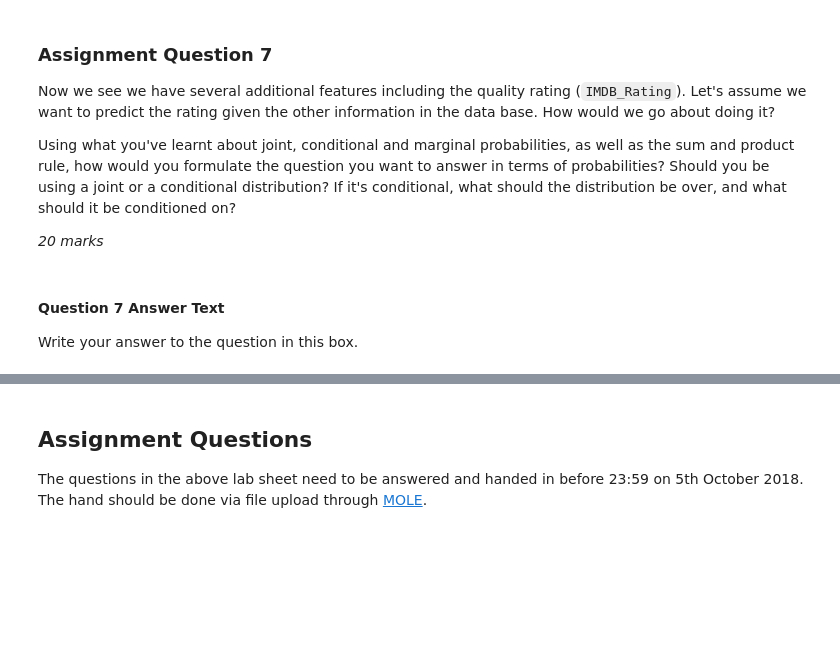
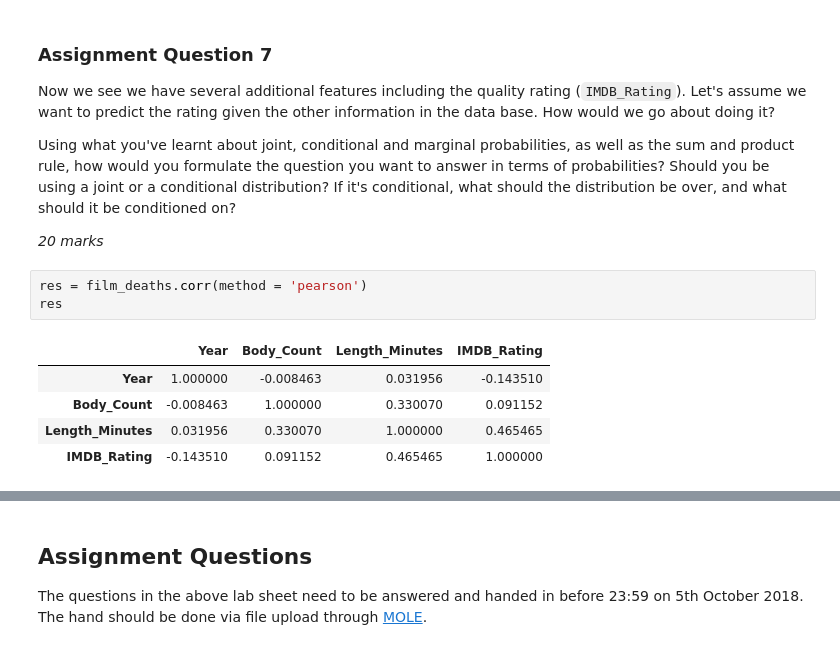
Before and after one commit to TUOS-COM-4509-6509-2018-19/assignment-1-chloe91, a Jupyter notebook: lab_session_week1.ipynb, the cells around one changed output, grey strips where cells are left out. Drawn from its saved outputs; the diff is of its cells as text; blank space fills up the shorter version.

```diff
--- a/lab_session_week1.ipynb
+++ b/lab_session_week1.ipynb
@@ -385,7 +657,12 @@ Now we see we have several additional features including the quality rating (`IM
 Using what you've learnt about joint, conditional and marginal probabilities, as well as the sum and product rule, how would you formulate the question you want to answer in terms of probabilities? Should you be using a joint or a conditional distribution? If it's conditional, what should the distribution be over, and what should it be conditioned on?
 
 *20 marks*
-# %% [markdown]
-#### Question 7 Answer Text
-
-Write your answer to the question in this box.
+# %%
+res = film_deaths.corr(method = 'pearson')
+res
+# %% [output]
+|  | Year | Body_Count | Length_Minutes | IMDB_Rating |
+| Year | 1.000000 | -0.008463 | 0.031956 | -0.143510 |
+| Body_Count | -0.008463 | 1.000000 | 0.330070 | 0.091152 |
+| Length_Minutes | 0.031956 | 0.330070 | 1.000000 | 0.465465 |
+| IMDB_Rating | -0.143510 | 0.091152 | 0.465465 | 1.000000 |
```
Also changed, not shown: parts of 27 cells of this notebook.
